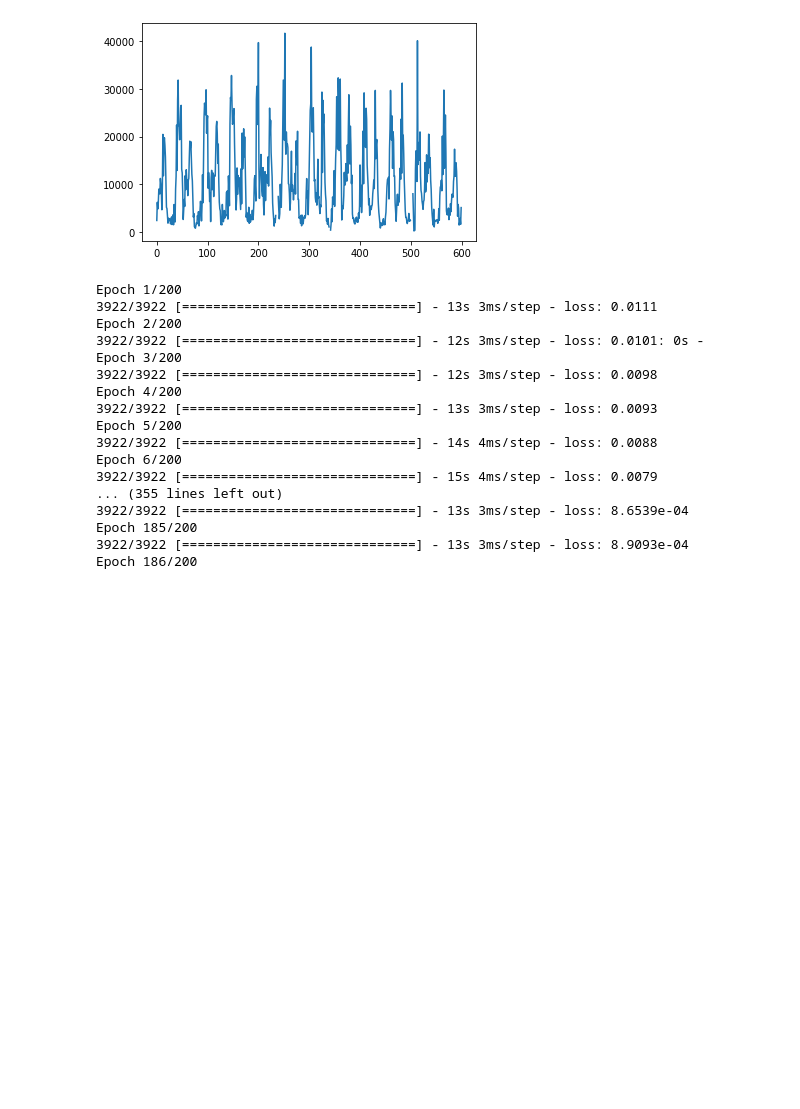
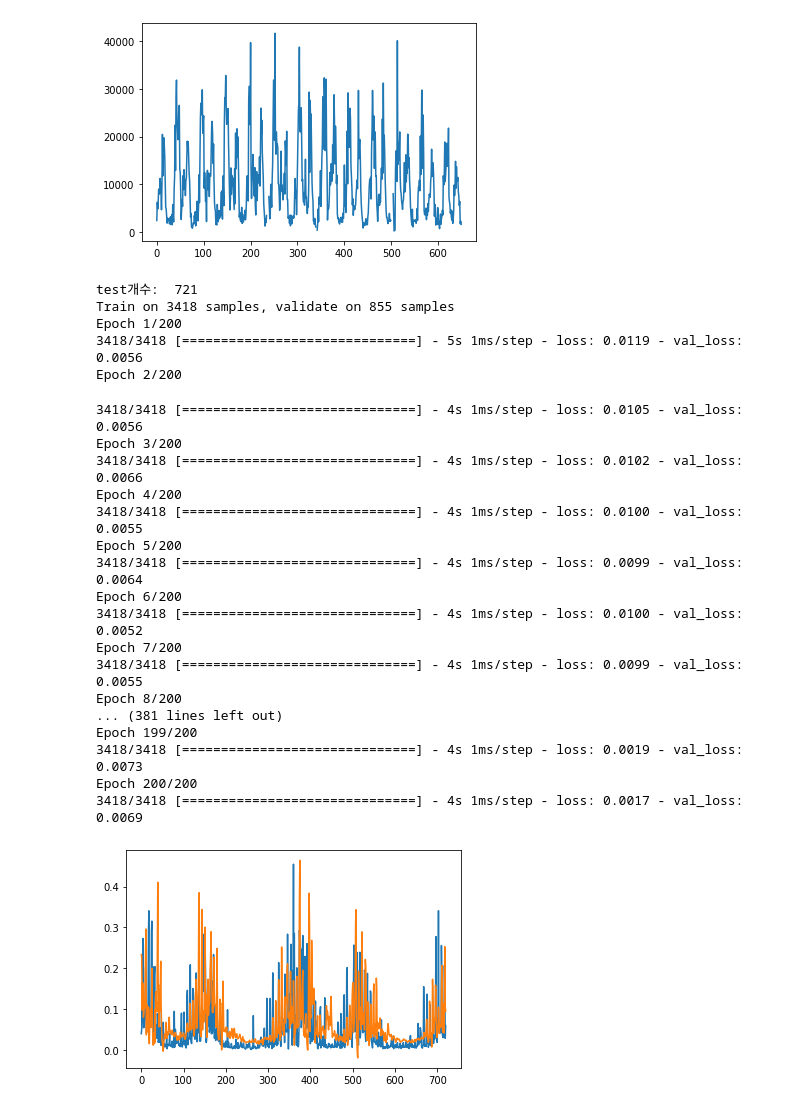
Before and after one commit to chanhyukkang/Preicting_the_Visitors_to_the_Themepark, a Jupyter notebook: 이날 어때 LSTM 일별.ipynb, the cells around one changed output. Saved outputs shown, nothing was run; the diff lists cells and outputs as text; code cells hidden in the pictures; blank space fills up the shorter version.

```diff
--- a/이날 어때 LSTM 일별.ipynb
+++ b/이날 어때 LSTM 일별.ipynb
@@ -82,53 +82,57 @@ y_test = y_test.values
 X_train_t = X_train.reshape(X_train.shape[0], day, 1)
 X_test_t = X_test.reshape(X_test.shape[0], day, 1)
 
 print('test개수: ', len(y_test))
 # print(X_test_t.shape)
 
 from keras.layers import LSTM
 from keras.models import Sequential
 from keras.layers import Dense
 import keras.backend as K
 from keras.callbacks import EarlyStopping
+from keras import optimizers
 K.clear_session()
 model = Sequential() # Sequeatial Model
 model.add(LSTM(56, input_shape=(day, 1), return_sequences = True)) # (timestep, feature)
 model.add(LSTM(56))
 model.add(Dense(1)) # output = 1
 adam = optimizers.Adam(lr=0.001)
 model.compile(loss='mean_squared_error', optimizer=adam)
 # print(model.summary())
 
-early_stop = EarlyStopping(monitor='loss', patience=30, verbose=1)
+early_stop = EarlyStopping(monitor='var_loss', patience=30, verbose=1)
 
 model.fit(X_train_t, y_train, epochs=200,
-          batch_size=10, verbose=1, callbacks=[early_stop])
+          batch_size=30, verbose=1, validation_split = 0.2, callbacks=[early_stop])
 
-# print("actual", y_test)
-# print(type(y_test))
 plt.plot(y_test)
 
 y_pred = model.predict(X_test_t)
-# print("predict", y_pred)
 
 plt.plot(y_pred)
 plt.show()
 # %% [output]
-[figure, old version]
+[figure, new version]
+test개수:  721
+Train on 3418 samples, validate on 855 samples
 Epoch 1/200
-3922/3922 [==============================] - 13s 3ms/step - loss: 0.0111
+3418/3418 [==============================] - 5s 1ms/step - loss: 0.0119 - val_loss: 0.0056
 Epoch 2/200
-3922/3922 [==============================] - 12s 3ms/step - loss: 0.0101: 0s -
-Epoch 3/200
-3922/3922 [==============================] - 12s 3ms/step - loss: 0.0098
-Epoch 4/200
-3922/3922 [==============================] - 13s 3ms/step - loss: 0.0093
-Epoch 5/200
-3922/3922 [==============================] - 14s 4ms/step - loss: 0.0088
-Epoch 6/200
-3922/3922 [==============================] - 15s 4ms/step - loss: 0.0079
-... (355 lines left out)
-3922/3922 [==============================] - 13s 3ms/step - loss: 8.6539e-04
-Epoch 185/200
-3922/3922 [==============================] - 13s 3ms/step - loss: 8.9093e-04
-Epoch 186/200
+3418/3418 [==============================] - 4s 1ms/step - loss: 0.0105 - val_loss: 0.0056
+Epoch 3/200
+3418/3418 [==============================] - 4s 1ms/step - loss: 0.0102 - val_loss: 0.0066
+Epoch 4/200
+3418/3418 [==============================] - 4s 1ms/step - loss: 0.0100 - val_loss: 0.0055
+Epoch 5/200
+3418/3418 [==============================] - 4s 1ms/step - loss: 0.0099 - val_loss: 0.0064
+Epoch 6/200
+3418/3418 [==============================] - 4s 1ms/step - loss: 0.0100 - val_loss: 0.0052
+Epoch 7/200
+3418/3418 [==============================] - 4s 1ms/step - loss: 0.0099 - val_loss: 0.0055
+Epoch 8/200
+... (381 lines left out)
+Epoch 199/200
+3418/3418 [==============================] - 4s 1ms/step - loss: 0.0019 - val_loss: 0.0073
+Epoch 200/200
+3418/3418 [==============================] - 4s 1ms/step - loss: 0.0017 - val_loss: 0.0069
+[figure, added]
```
Also changed, not shown: 17 other files.
